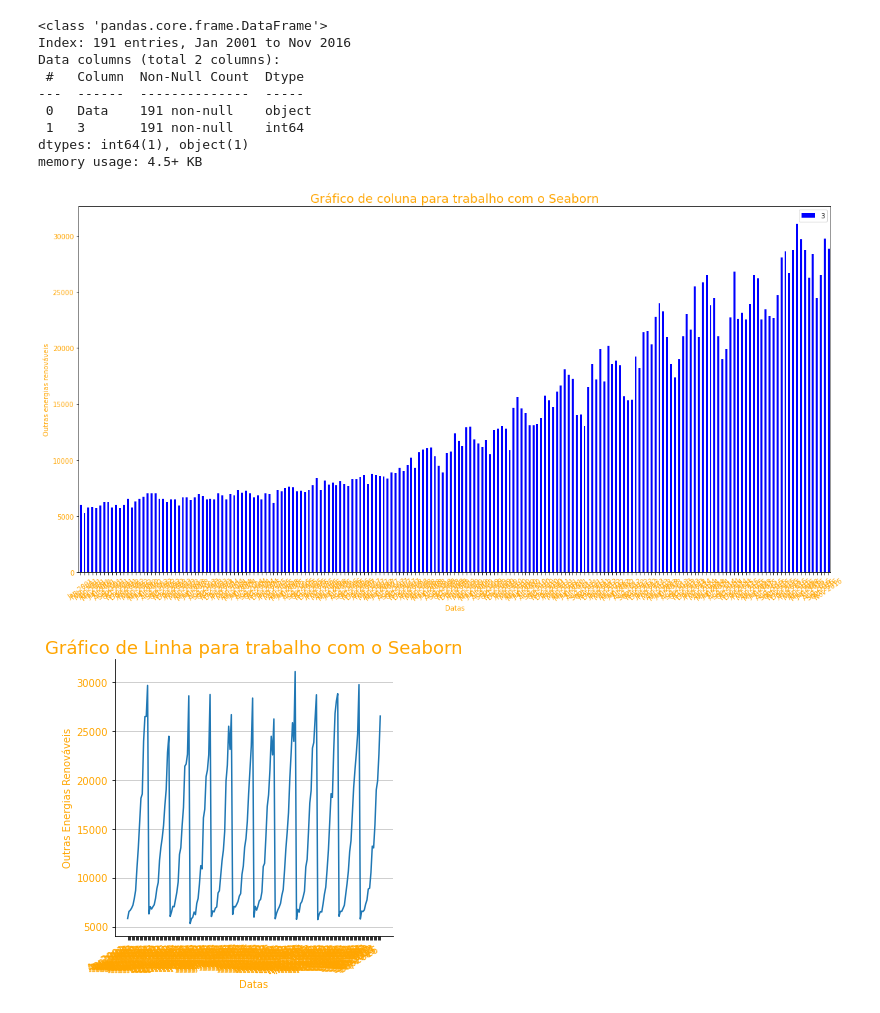
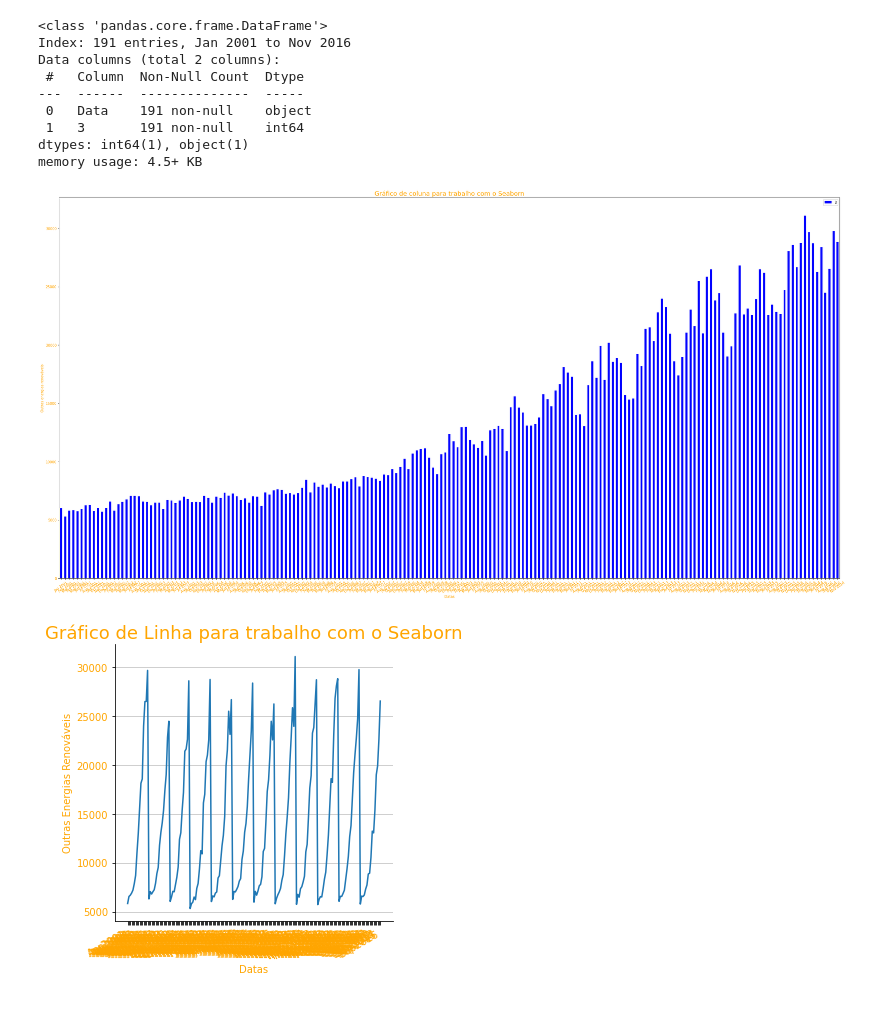
Before and after one commit to AndreLovo/Analise-de-dados, a Jupyter notebook: Energia_Ren_USA.ipynb, the cells around one changed output. Cells and saved outputs as stored; diff of their text form; code cells hidden in the pictures.

```diff
--- a/Energia_Ren_USA.ipynb
+++ b/Energia_Ren_USA.ipynb
@@ -261,17 +261,17 @@ dtypes: int64(1), object(1)
 memory usage: 4.5+ KB
 # %%
 # Montando o gráfico para duas colunas -
-fi1=df_tabela1.plot.bar(facecolor='blue',figsize=(20,10), width = 0.5)
+fi1=df_tabela1.plot.bar(facecolor='blue',figsize=(40,20), width = 0.5)
 
 plt.title('Gráfico de coluna para trabalho com o Seaborn', fontsize=18, color='orange')
 plt.xticks (color='orange', rotation= 35)
 plt.yticks (color='orange')
 plt.xlabel('Datas',color='orange')
 plt.ylabel('Outras energias renováveis',color='orange')
 plt.legend()
 plt.show()
 # %% [output]
-[figure, old version]
+[figure, new version]
 # %%
 g = sns.relplot(x="Data", y=3, kind="line", data=df_tabela1)
 g.fig.autofmt_xdate()
```
Also changed, not shown: parts of 6 cells of this notebook.
